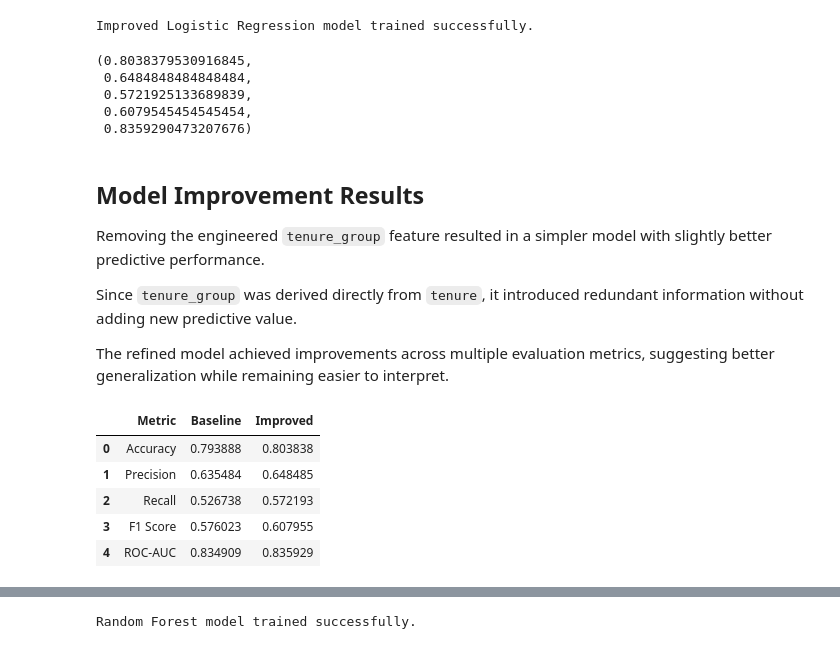
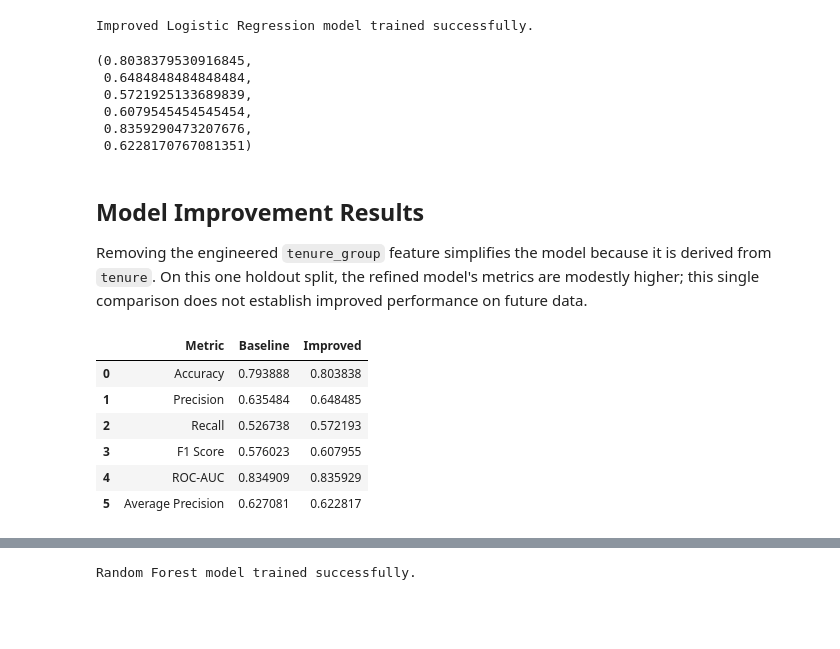
Before and after one commit to boraneak/Customer-Churn-Analysis, a Jupyter notebook: notebooks/churn_analysis.ipynb, the cells around one changed output, grey strips where cells are left out. Drawn from its saved outputs; the diff is of its cells as text; code cells hidden in the pictures; blank space fills up the shorter version.

Commit message:
Improve churn analysis reproducibility and evaluation
Co-authored-by: Copilot <223556219+Copilot@users.noreply.github.com>

```diff
--- a/notebooks/churn_analysis.ipynb
+++ b/notebooks/churn_analysis.ipynb
@@ -136,7 +158,5 @@ These values are converted to missing values and removed because they represent
 # %%
-df["TotalCharges"] = df["TotalCharges"].replace(" ", np.nan)
-
-df["TotalCharges"] = pd.to_numeric(df["TotalCharges"])
+df = clean_customer_data(df)
 
 df.isnull().sum()
 # %% [output]
@@ -159,7 +179,5 @@ Churn                0
 dtype: int64
 # %%
-df = df.dropna()
-
 df.shape
 # %% [output]
 (7032, 21)
@@ -972,10 +912,15 @@ improved_y_pred = improved_logistic_model.predict(X_test)
 improved_y_pred_proba = improved_logistic_model.predict_proba(X_test)[:, 1]
 # %%
-improved_accuracy = accuracy_score(y_test, improved_y_pred)
-improved_precision = precision_score(y_test, improved_y_pred)
-improved_recall = recall_score(y_test, improved_y_pred)
-improved_f1 = f1_score(y_test, improved_y_pred)
-improved_roc_auc = roc_auc_score(y_test, improved_y_pred_proba)
+improved_metrics, improved_y_pred = evaluate_binary_classifier(
+    y_test,
+    improved_y_pred_proba,
+)
+improved_accuracy = improved_metrics["Accuracy"]
+improved_precision = improved_metrics["Precision"]
+improved_recall = improved_metrics["Recall"]
+improved_f1 = improved_metrics["F1 Score"]
+improved_roc_auc = improved_metrics["ROC-AUC"]
+improved_average_precision = improved_metrics["Average Precision"]
 
 (
     improved_accuracy,
@@ -983,53 +928,55 @@ improved_roc_auc = roc_auc_score(y_test, improved_y_pred_proba)
     improved_recall,
     improved_f1,
     improved_roc_auc,
+    improved_average_precision,
 )
 # %% [output]
 (0.8038379530916845,
  0.6484848484848484,
  0.5721925133689839,
  0.6079545454545454,
- 0.8359290473207676)
+ 0.8359290473207676,
+ 0.6228170767081351)
 # %% [markdown]
 ## Model Improvement Results
 
-Removing the engineered `tenure_group` feature resulted in a simpler model with slightly better predictive performance.
-
-Since `tenure_group` was derived directly from `tenure`, it introduced redundant information without adding new predictive value.
-
-The refined model achieved improvements across multiple evaluation metrics, suggesting better generalization while remaining easier to interpret.
+Removing the engineered `tenure_group` feature simplifies the model because it is derived from `tenure`. On this one holdout split, the refined model's metrics are modestly higher; this single comparison does not establish improved performance on future data.
 # %%
 comparison = pd.DataFrame(
     {
         "Metric": [
             "Accuracy",
             "Precision",
             "Recall",
             "F1 Score",
-            "ROC-AUC"
+            "ROC-AUC",
+            "Average Precision",
         ],
         "Baseline": [
             accuracy,
             precision,
             recall,
             f1,
-            roc_auc
+            roc_auc,
+            average_precision,
         ],
         "Improved": [
             improved_accuracy,
             improved_precision,
             improved_recall,
             improved_f1,
-            improved_roc_auc
-        ]
+            improved_roc_auc,
+            improved_average_precision,
+        ],
     }
 )
 
 comparison
 # %% [output]
 |  | Metric | Baseline | Improved |
 | 0 | Accuracy | 0.793888 | 0.803838 |
 | 1 | Precision | 0.635484 | 0.648485 |
 | 2 | Recall | 0.526738 | 0.572193 |
 | 3 | F1 Score | 0.576023 | 0.607955 |
 | 4 | ROC-AUC | 0.834909 | 0.835929 |
+| 5 | Average Precision | 0.627081 | 0.622817 |
```
Also changed, not shown: parts of 44 cells of this notebook, 4 other files.
